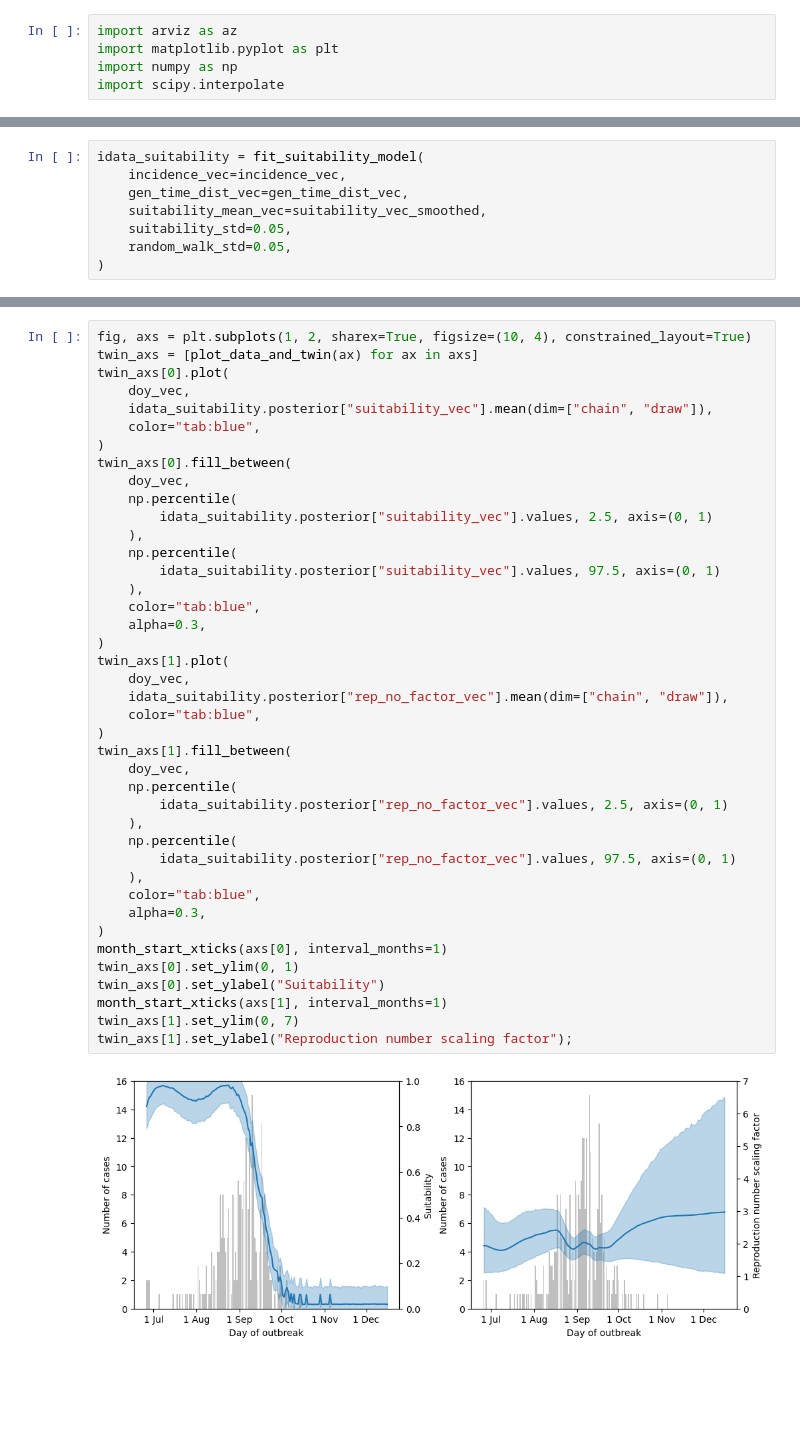
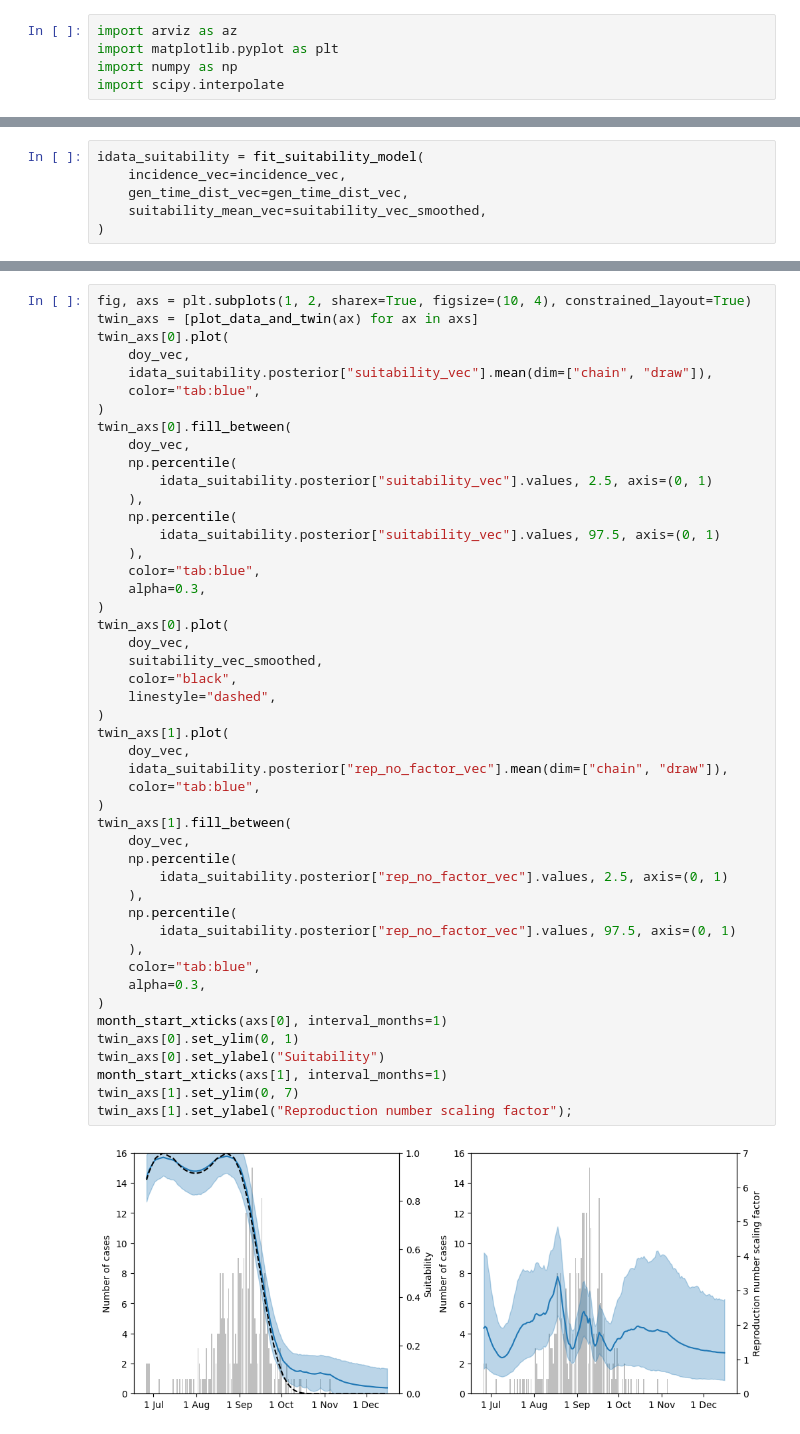
Before and after one commit to will-s-hart/end-of-outbreak-vbd, a Jupyter notebook: lazio_2017.ipynb, the cells around one changed output, grey strips where cells are left out. Drawn from its saved outputs; the diff is of its cells as text; blank space fills up the shorter version.

```diff
--- a/lazio_2017.ipynb
+++ b/lazio_2017.ipynb
@@ -191,8 +122,6 @@ idata_suitability = fit_suitability_model(
     incidence_vec=incidence_vec,
     gen_time_dist_vec=gen_time_dist_vec,
     suitability_mean_vec=suitability_vec_smoothed,
-    suitability_std=0.05,
-    random_walk_std=0.05,
 )
 # %% [output]
 Initializing NUTS using jitter+adapt_diag...
@@ -233,31 +154,37 @@ twin_axs[0].fill_between(
     ),
     np.percentile(
         idata_suitability.posterior["suitability_vec"].values, 97.5, axis=(0, 1)
     ),
     color="tab:blue",
     alpha=0.3,
+)
+twin_axs[0].plot(
+    doy_vec,
+    suitability_vec_smoothed,
+    color="black",
+    linestyle="dashed",
 )
 twin_axs[1].plot(
     doy_vec,
     idata_suitability.posterior["rep_no_factor_vec"].mean(dim=["chain", "draw"]),
     color="tab:blue",
 )
 twin_axs[1].fill_between(
     doy_vec,
     np.percentile(
         idata_suitability.posterior["rep_no_factor_vec"].values, 2.5, axis=(0, 1)
     ),
     np.percentile(
         idata_suitability.posterior["rep_no_factor_vec"].values, 97.5, axis=(0, 1)
     ),
     color="tab:blue",
     alpha=0.3,
 )
 month_start_xticks(axs[0], interval_months=1)
 twin_axs[0].set_ylim(0, 1)
 twin_axs[0].set_ylabel("Suitability")
 month_start_xticks(axs[1], interval_months=1)
 twin_axs[1].set_ylim(0, 7)
 twin_axs[1].set_ylabel("Reproduction number scaling factor");
 # %% [output]
-[figure, old version]
+[figure, new version]
```
Also changed, not shown: parts of 12 cells of this notebook, 3 other files.
